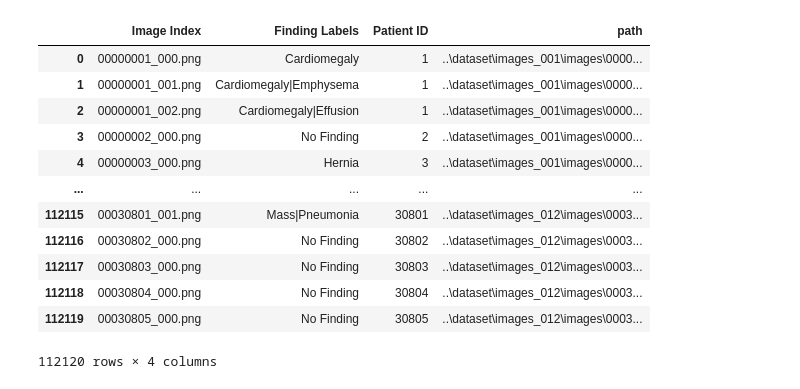
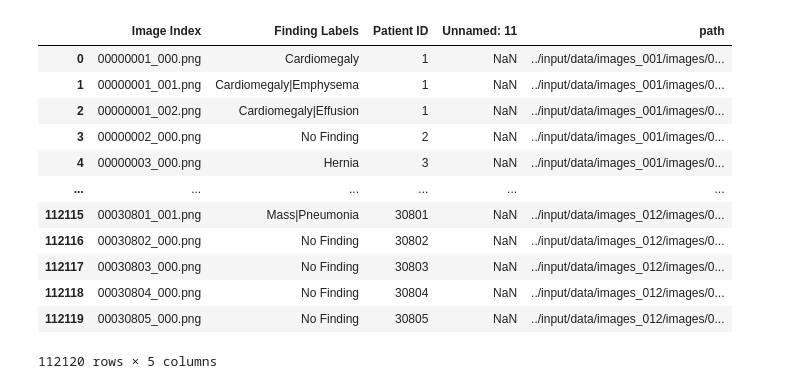
Before and after one commit to ericyzhou/CNN-X-Ray-Classifier, a Jupyter notebook: final_project.ipynb, the cells around one changed output. Drawn from its saved outputs; the diff is of its cells as text; code cells hidden in the pictures.

```diff
--- a/final_project.ipynb
+++ b/final_project.ipynb
@@ -3,31 +1,31 @@ import numpy as np
 # %%
 import pandas as pd
 import os
 from glob import glob
-pd.set_option('display.max_rows', 500)
 
-# Uploading CSV of results
-data_entries = pd.read_csv('data_entries.csv')
+# Uploading CSV
+data_entries = pd.read_csv('/kaggle/input/data/Data_Entry_2017.csv')
 data_entries = data_entries.drop(columns=['Patient Gender', 'Patient Age', 'View Position', 'Follow-up #', 'OriginalImagePixelSpacing[x', 'y]','OriginalImage[Width', 'Height]'])
 
 # Setting image paths in dataframe
-image_paths = {os.path.basename(x): x for x in glob('..\dataset\images*\images\*.png')}
+
+image_paths = {os.path.basename(x): x for x in glob('../input/data/images*/images/*.png')}
 data_entries['path'] = data_entries['Image Index'].map(image_paths.get)
 data_entries
 # %% [output]
-|  | Image Index | Finding Labels | Patient ID | path |
-| 0 | 00000001_000.png | Cardiomegaly | 1 | ..\dataset\images_001\images\0000... |
-| 1 | 00000001_001.png | Cardiomegaly|Emphysema | 1 | ..\dataset\images_001\images\0000... |
-| 2 | 00000001_002.png | Cardiomegaly|Effusion | 1 | ..\dataset\images_001\images\0000... |
-| 3 | 00000002_000.png | No Finding | 2 | ..\dataset\images_001\images\0000... |
-| 4 | 00000003_000.png | Hernia | 3 | ..\dataset\images_001\images\0000... |
-| ... | ... | ... | ... | ... |
-| 112115 | 00030801_001.png | Mass|Pneumonia | 30801 | ..\dataset\images_012\images\0003... |
-| 112116 | 00030802_000.png | No Finding | 30802 | ..\dataset\images_012\images\0003... |
-| 112117 | 00030803_000.png | No Finding | 30803 | ..\dataset\images_012\images\0003... |
-| 112118 | 00030804_000.png | No Finding | 30804 | ..\dataset\images_012\images\0003... |
-| 112119 | 00030805_000.png | No Finding | 30805 | ..\dataset\images_012\images\0003... |
+|  | Image Index | Finding Labels | Patient ID | Unnamed: 11 | path |
+| 0 | 00000001_000.png | Cardiomegaly | 1 | NaN | ../input/data/images_001/images/0... |
+| 1 | 00000001_001.png | Cardiomegaly|Emphysema | 1 | NaN | ../input/data/images_001/images/0... |
+| 2 | 00000001_002.png | Cardiomegaly|Effusion | 1 | NaN | ../input/data/images_001/images/0... |
+| 3 | 00000002_000.png | No Finding | 2 | NaN | ../input/data/images_001/images/0... |
+| 4 | 00000003_000.png | Hernia | 3 | NaN | ../input/data/images_001/images/0... |
+| ... | ... | ... | ... | ... | ... |
+| 112115 | 00030801_001.png | Mass|Pneumonia | 30801 | NaN | ../input/data/images_012/images/0... |
+| 112116 | 00030802_000.png | No Finding | 30802 | NaN | ../input/data/images_012/images/0... |
+| 112117 | 00030803_000.png | No Finding | 30803 | NaN | ../input/data/images_012/images/0... |
+| 112118 | 00030804_000.png | No Finding | 30804 | NaN | ../input/data/images_012/images/0... |
+| 112119 | 00030805_000.png | No Finding | 30805 | NaN | ../input/data/images_012/images/0... |
-112120 rows × 4 columns
+112120 rows × 5 columns
 # %%
 # Simplifying findings column
 def common_findings(findings):
```
Also changed, not shown: parts of 14 cells of this notebook.
